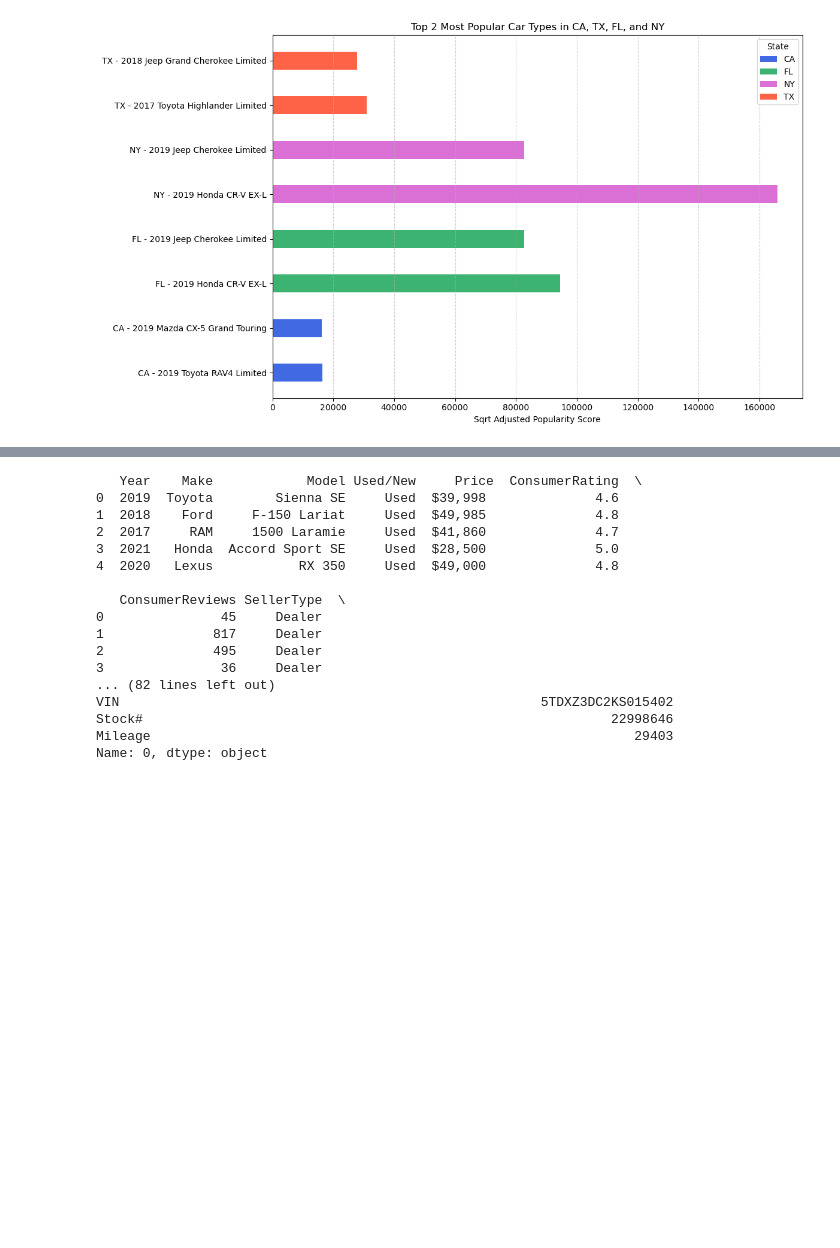
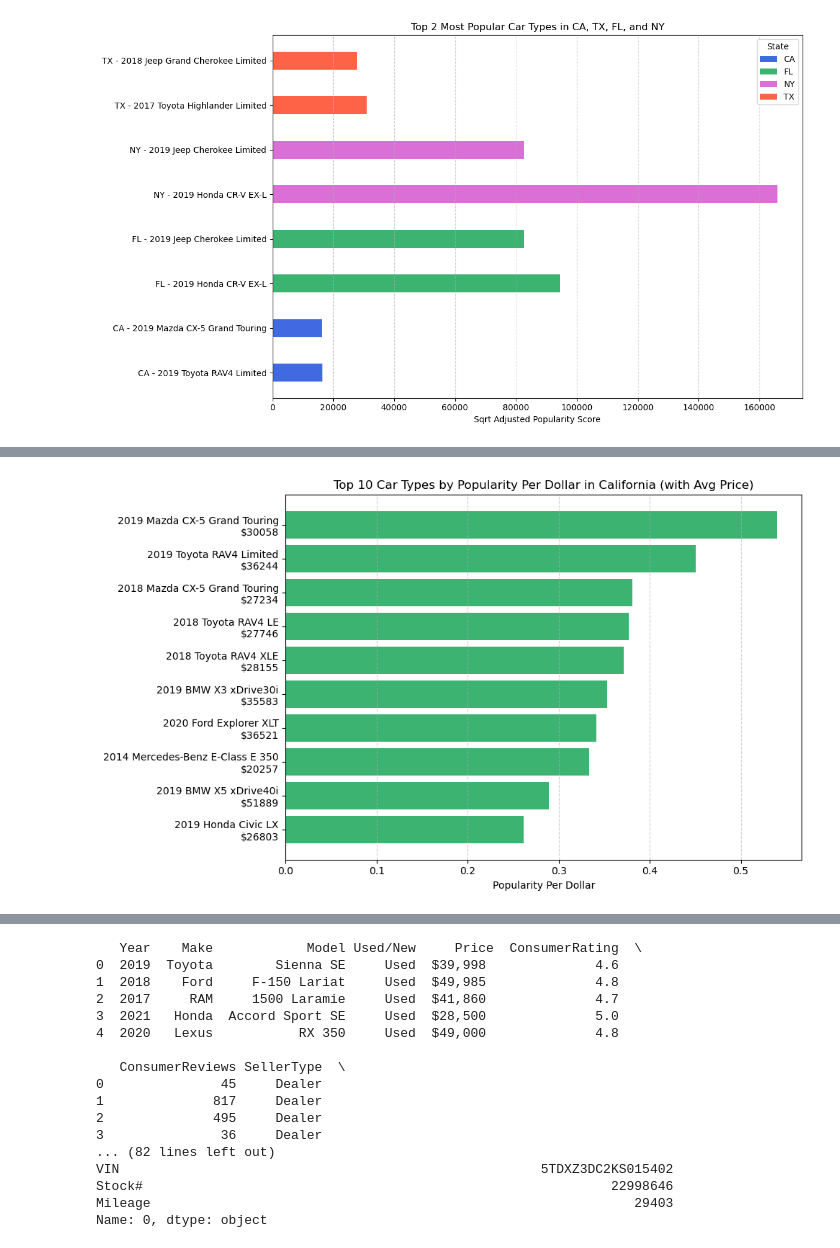
Before and after one commit to nvanderkaay/Data-Wizards-Group-Project, a Jupyter notebook: wip_q1/Untitled1.ipynb, the cells around one changed output, grey strips where cells are left out. Saved outputs shown, nothing was run; the diff lists cells and outputs as text; code cells hidden in the pictures; blank space fills up the shorter version.

```diff
--- a/wip_q1/Untitled1.ipynb
+++ b/wip_q1/Untitled1.ipynb
@@ -439,0 +568,71 @@ plt.show()
+# %%
+# Import required libraries
+import pandas as pd
+import numpy as np
+import matplotlib.pyplot as plt
+
+# Load dataset
+file_path = 'Online_Cars_Sale_Marketplace.csv'
+df = pd.read_csv(file_path)
+
+# Filter for California
+df_ca = df[df['State'] == 'CA'].copy()
+
+# Clean the 'Price' column
+df_ca['Price'] = (
+    df_ca['Price']
+    .replace({'\$': '', ',': ''}, regex=True)
+    .replace('Not Priced', np.nan)
+)
+df_ca['Price'] = pd.to_numeric(df_ca['Price'], errors='coerce')
+
+# Group by car type and compute metrics
+grouped_ca_value = df_ca.groupby(['Year', 'Make', 'Model']).agg({
+    'ConsumerRating': 'mean',
+    'ConsumerReviews': 'sum',
+    'Price': 'mean',
+    'VIN': 'count'
+}).reset_index()
+
+# Compute scores
+grouped_ca_value = grouped_ca_value.rename(columns={'VIN': 'Listings'})
+grouped_ca_value['SqrtListings'] = np.sqrt(grouped_ca_value['Listings'])
+grouped_ca_value['SqrtAdjustedPopularity'] = (
+    grouped_ca_value['ConsumerRating'] *
+    grouped_ca_value['ConsumerReviews'] *
+    grouped_ca_value['SqrtListings']
+)
+grouped_ca_value['PopularityPerDollar'] = (
+    grouped_ca_value['SqrtAdjustedPopularity'] / grouped_ca_value['Price']
+)
+
+# Remove invalid rows
+filtered_ca = grouped_ca_value.dropna(subset=['PopularityPerDollar'])
+filtered_ca = filtered_ca[filtered_ca['PopularityPerDollar'].replace([np.inf, -np.inf], np.nan).notnull()]
+
+# Sort from highest to lowest Popularity Per Dollar
+sorted_value_ca = filtered_ca.sort_values(by='PopularityPerDollar', ascending=False).copy()
+sorted_value_ca['CarLabel'] = (
+    sorted_value_ca['Year'].astype(str) + ' ' +
+    sorted_value_ca['Make'] + ' ' +
+    sorted_value_ca['Model']
+)
+
+# Create BarLabel with Average Price
+top_n = 10
+top10_value_price = sorted_value_ca.head(top_n).copy()
+top10_value_price['BarLabel'] = (
+    top10_value_price['CarLabel'] + '\n$' + top10_value_price['Price'].round(0).astype(int).astype(str)
+)
+
+# Plot with price in label
+plt.figure(figsize=(10, 6))
+plt.barh(top10_value_price['BarLabel'], top10_value_price['PopularityPerDollar'], color='mediumseagreen')
+plt.gca().invert_yaxis()
+plt.xlabel('Popularity Per Dollar')
+plt.title(f'Top {top_n} Car Types by Popularity Per Dollar in California (with Avg Price)')
+plt.grid(axis='x', linestyle='--', alpha=0.6)
+plt.tight_layout()
+plt.show()
+# %% [output]
+[figure, added]
```
Also changed, not shown: parts of 5 cells of this notebook.
